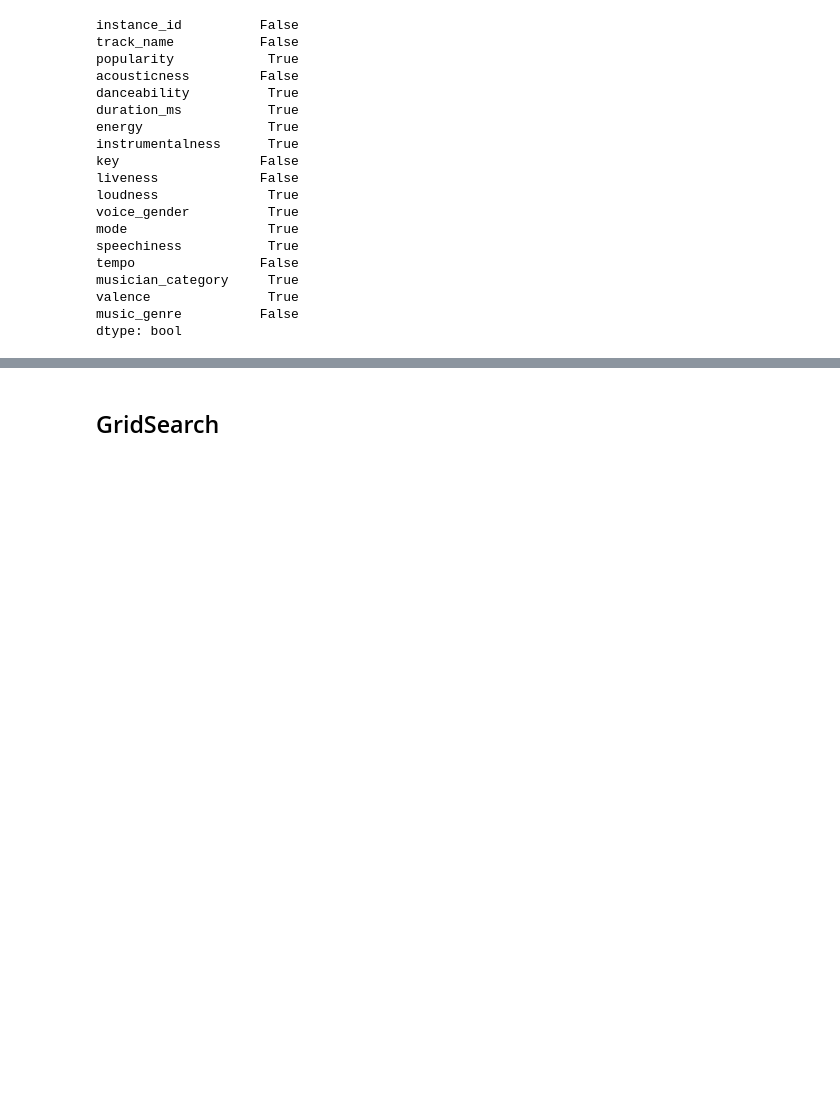
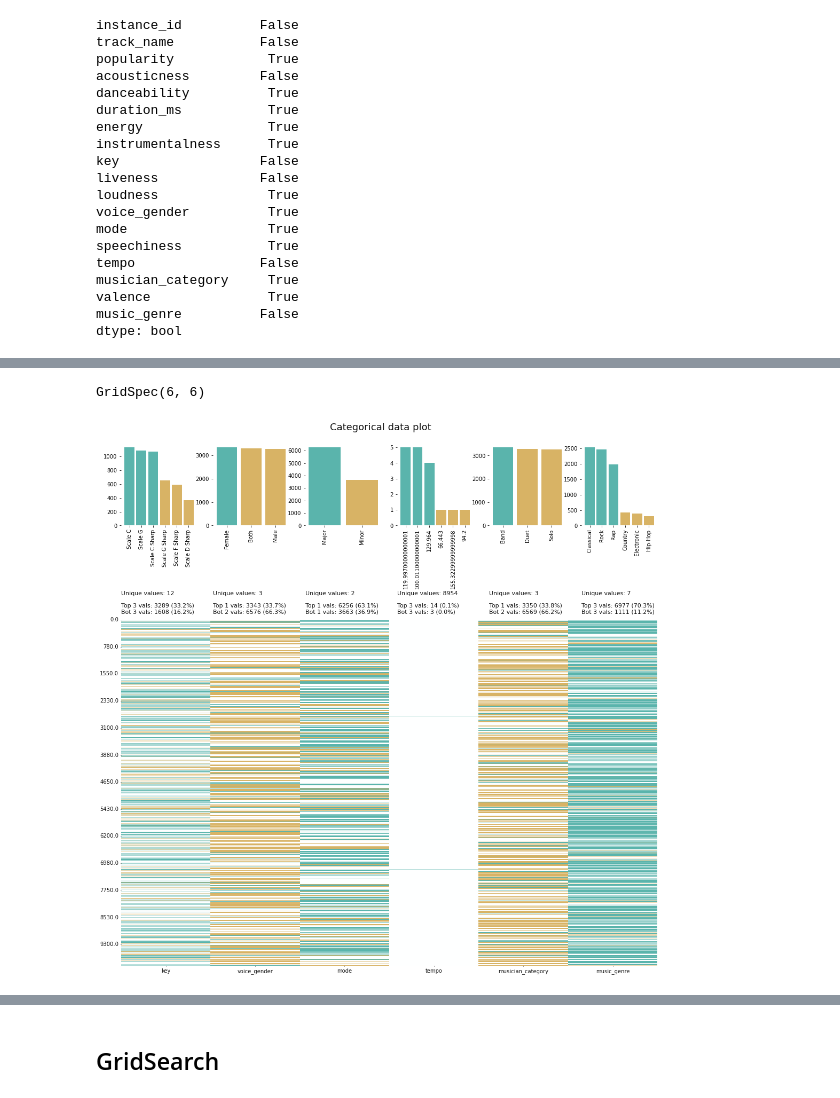
Before and after one commit to sashank-m/Eli_Lilly, a Jupyter notebook: Eli_Lilly.ipynb, the cells around one changed output, grey strips where cells are left out. Saved outputs shown, nothing was run; the diff lists cells and outputs as text; code cells hidden in the pictures; blank space fills up the shorter version.

```diff
--- a/Eli_Lilly.ipynb
+++ b/Eli_Lilly.ipynb
@@ -60,3 +82,8 @@ df1.dropna(axis=0,how="any",inplace=True)
+# %%
+klib.describe.cat_plot(df1)
+# %% [output]
+GridSpec(6, 6)
+[figure, added]
 # %%
 df1.isna().any()
 # %% [output]
```
Also changed, not shown: parts of 79 cells of this notebook, 2 other files.
